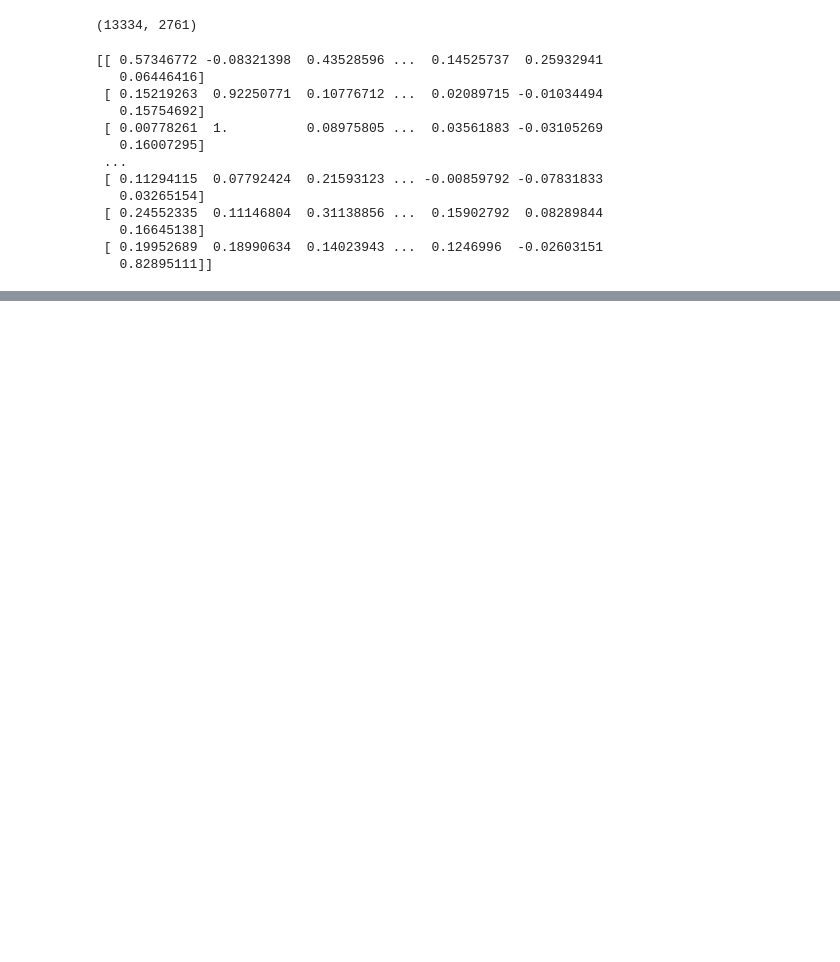
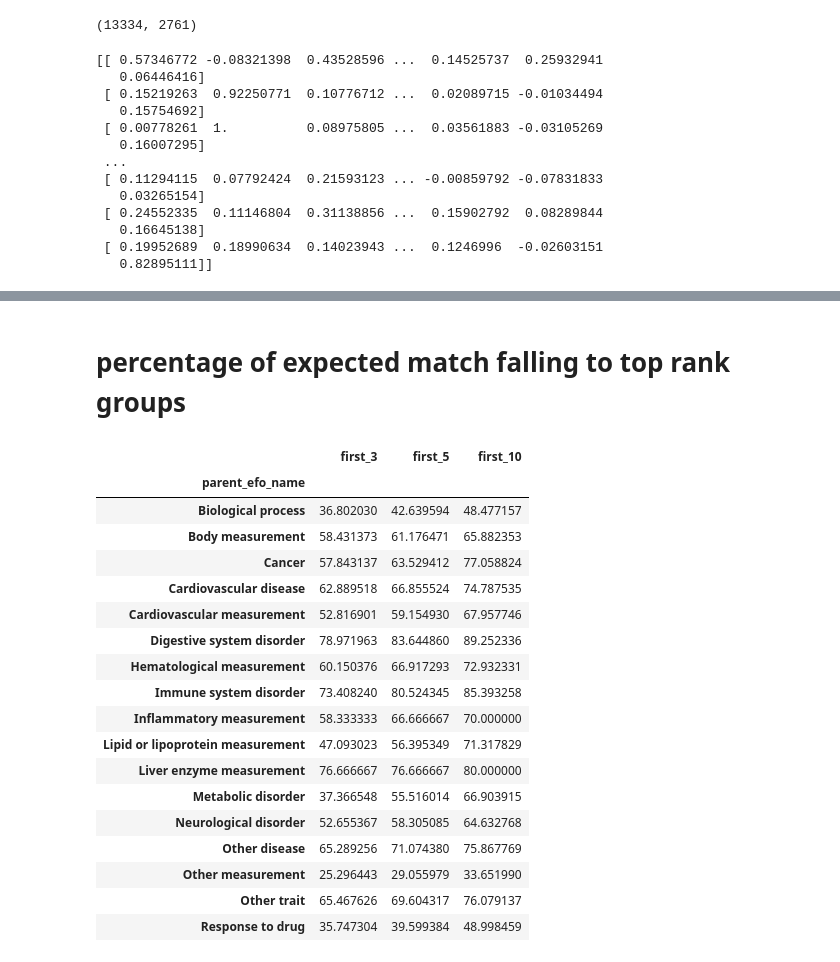
Before and after one commit to MRCIEU/epigraphdb_neural, a Jupyter notebook: processing/notebooks/benchmark-main.ipynb, the cells around one changed output, grey strips where cells are left out. Drawn from its saved outputs; the diff is of its cells as text; code cells hidden in the pictures; blank space fills up the shorter version.

```diff
--- a/processing/notebooks/benchmark-main.ipynb
+++ b/processing/notebooks/benchmark-main.ipynb
@@ -290,0 +366,43 @@ print(similarity_arr)
+# %% [markdown]
+# percentage of expected match falling to top rank groups
+# %%
+def top_x(s, cutoff):
+    return sum(s.apply(lambda x: x <= cutoff)) / len(s) * 100
+
+
+top_ranks = (
+    gwas_to_efo[["parent_efo_name", "expected_match_rank"]]
+    .groupby("parent_efo_name")
+    .agg(
+        first_3=pd.NamedAgg(
+            column="expected_match_rank", aggfunc=partial(top_x, cutoff=3),
+        ),
+        first_5=pd.NamedAgg(
+            column="expected_match_rank", aggfunc=partial(top_x, cutoff=5),
+        ),
+        first_10=pd.NamedAgg(
+            column="expected_match_rank", aggfunc=partial(top_x, cutoff=10),
+        ),
+    )
+)
+top_ranks
+# %% [output]
+|  | first_3 | first_5 | first_10 |
+| parent_efo_name |  |  |  |
+| Biological process | 36.802030 | 42.639594 | 48.477157 |
+| Body measurement | 58.431373 | 61.176471 | 65.882353 |
+| Cancer | 57.843137 | 63.529412 | 77.058824 |
+| Cardiovascular disease | 62.889518 | 66.855524 | 74.787535 |
+| Cardiovascular measurement | 52.816901 | 59.154930 | 67.957746 |
+| Digestive system disorder | 78.971963 | 83.644860 | 89.252336 |
+| Hematological measurement | 60.150376 | 66.917293 | 72.932331 |
+| Immune system disorder | 73.408240 | 80.524345 | 85.393258 |
+| Inflammatory measurement | 58.333333 | 66.666667 | 70.000000 |
+| Lipid or lipoprotein measurement | 47.093023 | 56.395349 | 71.317829 |
+| Liver enzyme measurement | 76.666667 | 76.666667 | 80.000000 |
+| Metabolic disorder | 37.366548 | 55.516014 | 66.903915 |
+| Neurological disorder | 52.655367 | 58.305085 | 64.632768 |
+| Other disease | 65.289256 | 71.074380 | 75.867769 |
+| Other measurement | 25.296443 | 29.055979 | 33.651990 |
+| Other trait | 65.467626 | 69.604317 | 76.079137 |
+| Response to drug | 35.747304 | 39.599384 | 48.998459 |
```
Also changed, not shown: parts of 10 cells of this notebook.
